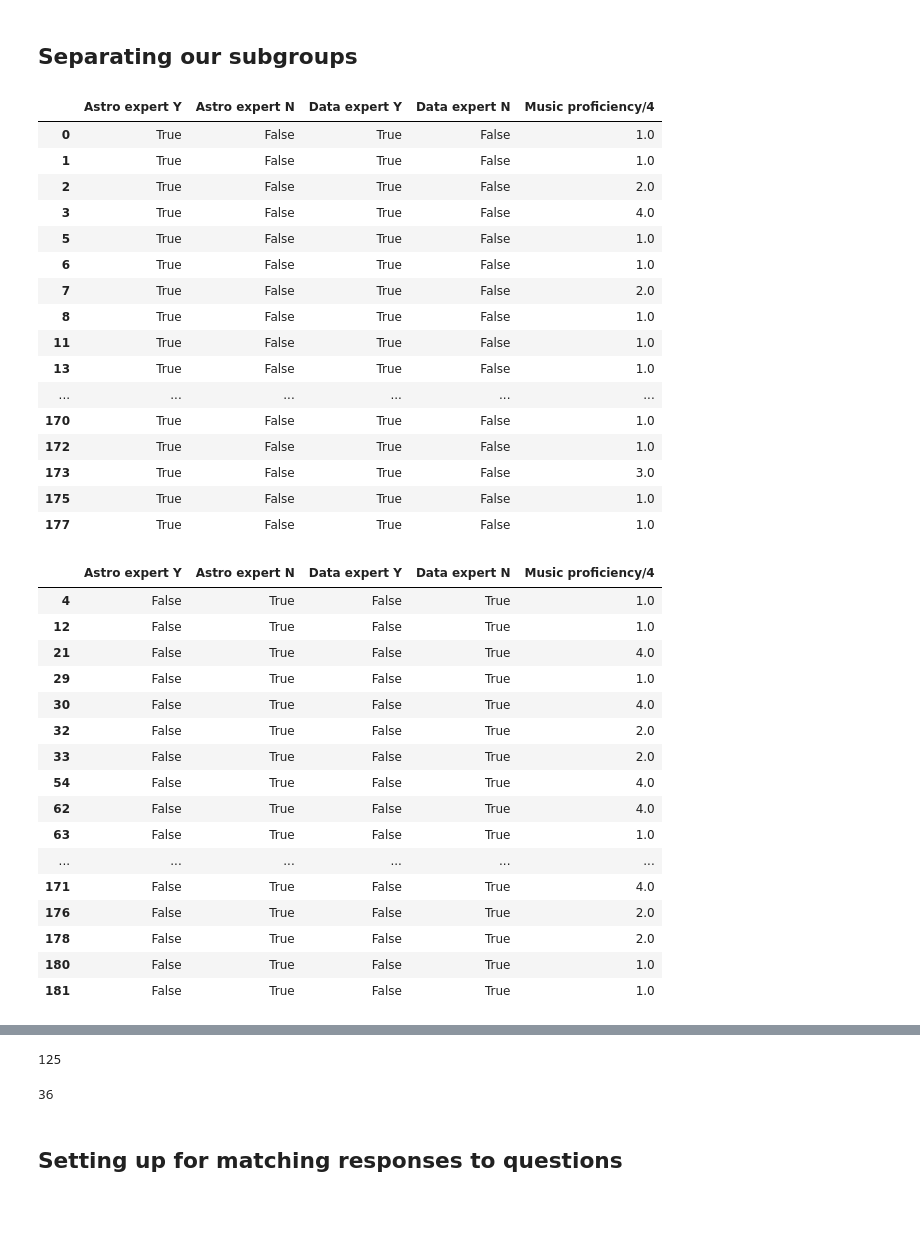
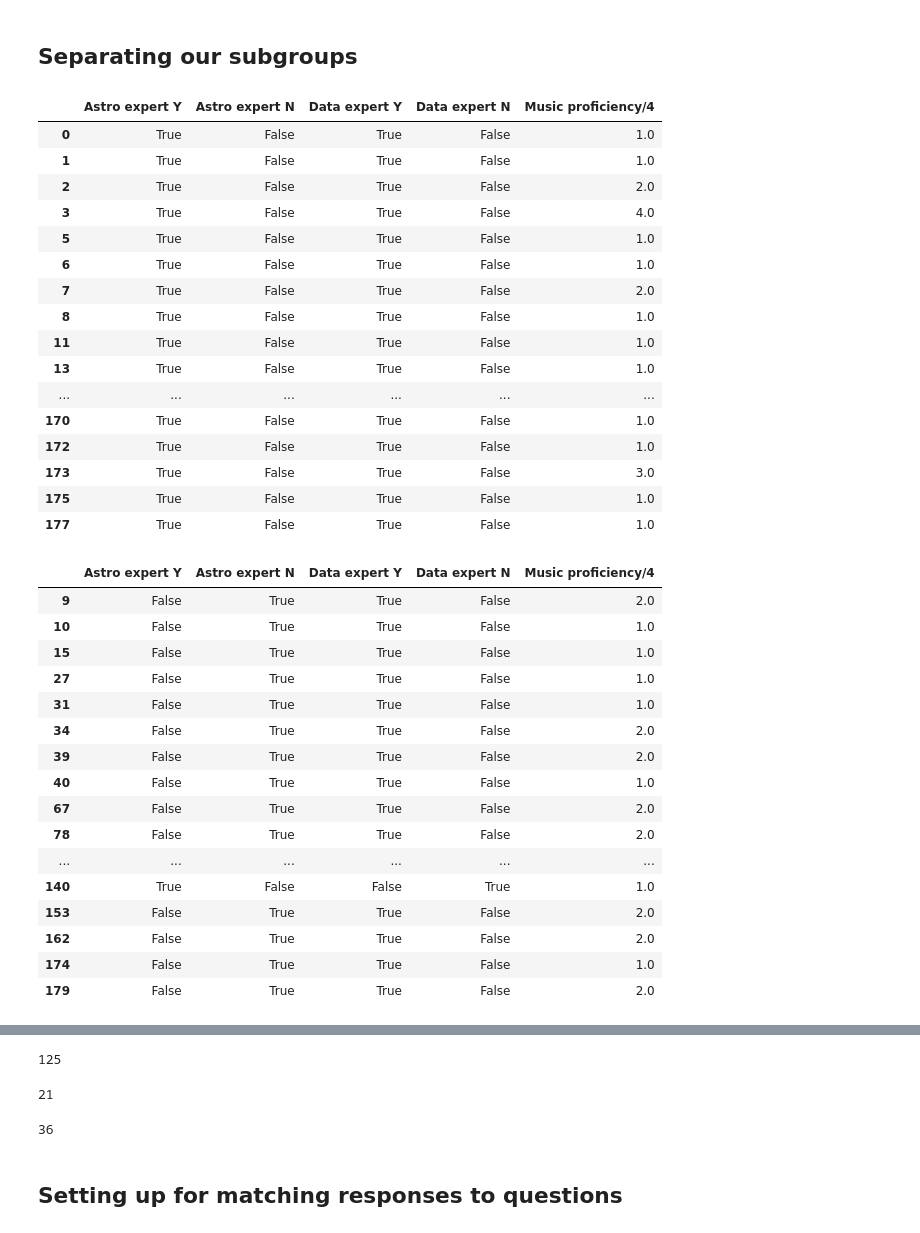
Before and after one commit to jacktuckerbrown/star-sound, a Jupyter notebook: analysis.ipynb, the cells around one changed output, grey strips where cells are left out. Drawn from its saved outputs; the diff is of its cells as text; code cells hidden in the pictures.

Commit message:
began extracting results for partial experts

```diff
--- a/analysis.ipynb
+++ b/analysis.ipynb
@@ -625,48 +625,63 @@ display(values,values_drop)
 # %%
 global responses
 global weighting_matrix
 
-expert = responses # Create a matrix from the responses of only experts
-nexpert = responses # And another of non-experts
+expert = responses # Create three duplicates of the matrix of responses - for experts, partial experts, non-experts.
+nexpert = responses
+pexpert = responses
 
 expert = expert[expert['Astro expert Y'] != False]
 expert = expert[expert['Data expert Y'] != False]
 nexpert = nexpert[nexpert['Astro expert N'] != False]
 nexpert = nexpert[nexpert['Data expert N'] != False]
 
-display(expert,nexpert,len(expert),len(nexpert))
+for i in range(0,len(pexpert)):
+
+    if pexpert.at[i,'Astro expert Y'] == True:
+
+        if pexpert.at[i,'Data expert Y'] == True:
+
+            pexpert = pexpert.drop(labels=[i], axis=0)
+
+    elif pexpert.at[i,'Astro expert N'] == True:
+
+        if pexpert.at[i,'Data expert N'] == True:
+
+            pexpert = pexpert.drop(labels=[i], axis=0)
+
+display(expert,pexpert,nexpert,len(expert),len(pexpert),len(nexpert))
 # %% [output]
 |  | Astro expert Y | Astro expert N | Data expert Y | Data expert N | Music proficiency/4 |
 | 0 | True | False | True | False | 1.0 |
 | 1 | True | False | True | False | 1.0 |
 | 2 | True | False | True | False | 2.0 |
 | 3 | True | False | True | False | 4.0 |
 | 5 | True | False | True | False | 1.0 |
 | 6 | True | False | True | False | 1.0 |
 | 7 | True | False | True | False | 2.0 |
 | 8 | True | False | True | False | 1.0 |
 | 11 | True | False | True | False | 1.0 |
 | 13 | True | False | True | False | 1.0 |
 | ... | ... | ... | ... | ... | ... |
 | 170 | True | False | True | False | 1.0 |
 | 172 | True | False | True | False | 1.0 |
 | 173 | True | False | True | False | 3.0 |
 | 175 | True | False | True | False | 1.0 |
 | 177 | True | False | True | False | 1.0 |
 |  | Astro expert Y | Astro expert N | Data expert Y | Data expert N | Music proficiency/4 |
-| 4 | False | True | False | True | 1.0 |
-| 12 | False | True | False | True | 1.0 |
-| 21 | False | True | False | True | 4.0 |
-| 29 | False | True | False | True | 1.0 |
-| 30 | False | True | False | True | 4.0 |
-| 32 | False | True | False | True | 2.0 |
-| 33 | False | True | False | True | 2.0 |
-| 54 | False | True | False | True | 4.0 |
-| 62 | False | True | False | True | 4.0 |
-| 63 | False | True | False | True | 1.0 |
+| 9 | False | True | True | False | 2.0 |
+| 10 | False | True | True | False | 1.0 |
+| 15 | False | True | True | False | 1.0 |
+| 27 | False | True | True | False | 1.0 |
+| 31 | False | True | True | False | 1.0 |
+| 34 | False | True | True | False | 2.0 |
+| 39 | False | True | True | False | 2.0 |
+| 40 | False | True | True | False | 1.0 |
+| 67 | False | True | True | False | 2.0 |
+| 78 | False | True | True | False | 2.0 |
 | ... | ... | ... | ... | ... | ... |
-| 171 | False | True | False | True | 4.0 |
-| 176 | False | True | False | True | 2.0 |
-| 178 | False | True | False | True | 2.0 |
-| 180 | False | True | False | True | 1.0 |
-| 181 | False | True | False | True | 1.0 |
+| 140 | True | False | False | True | 1.0 |
+| 153 | False | True | True | False | 2.0 |
+| 162 | False | True | True | False | 2.0 |
+| 174 | False | True | True | False | 1.0 |
+| 179 | False | True | True | False | 2.0 |
@@ -673,5 +705,6 @@ display(expert,nexpert,len(expert),len(nexpert))
 125
-36
+21
+36
 # %% [markdown]
 ## Setting up for matching responses to questions
 # %%
```
Also changed, not shown: parts of 9 cells of this notebook.
